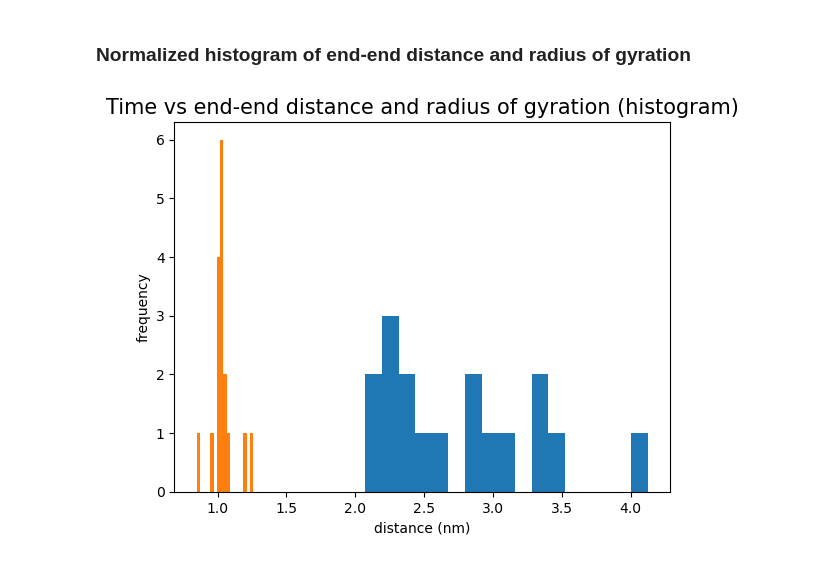
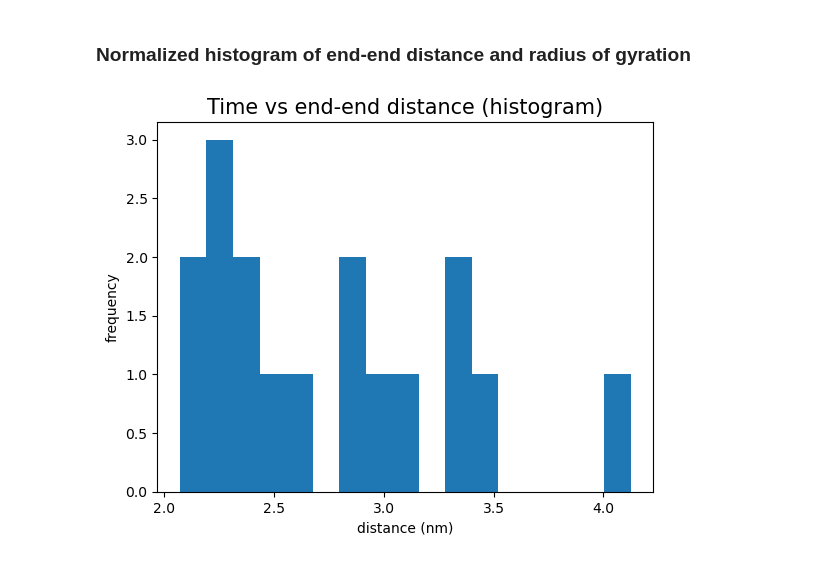
Before and after one commit to WeiJunZhou23/comp-lab-class, a Jupyter notebook: Week2/Analysis/end_end_plot_091422.ipynb, the cells around one changed output. Cells and saved outputs as stored; diff of their text form; code cells hidden in the pictures.

```diff
--- a/Week2/Analysis/end_end_plot_091422.ipynb
+++ b/Week2/Analysis/end_end_plot_091422.ipynb
@@ -95,11 +95,10 @@ std =  0.56021696
 # %%
 plt.figure()
 plt.hist(dist, bins=17)
-plt.hist(radius, bins=17)
 plt.xlabel('distance (nm)')
 plt.ylabel('frequency')
-plt.title("Time vs end-end distance and radius of gyration (histogram)", fontsize=15)
-plt.savefig("Time_vs_E2E_dist_and_rad_gy_hist.png", dpi=500, bbox_inches='tight')
+plt.title("Time vs end-end distance (histogram)", fontsize=15)
+plt.savefig("Time_vs_E2E_dist_hist.png", dpi=500, bbox_inches='tight')
 plt.show()
 # %% [output]
-[figure, old version]
+[figure, new version]
```
Also changed, not shown: parts of 1 cell of this notebook, 12 other files.
